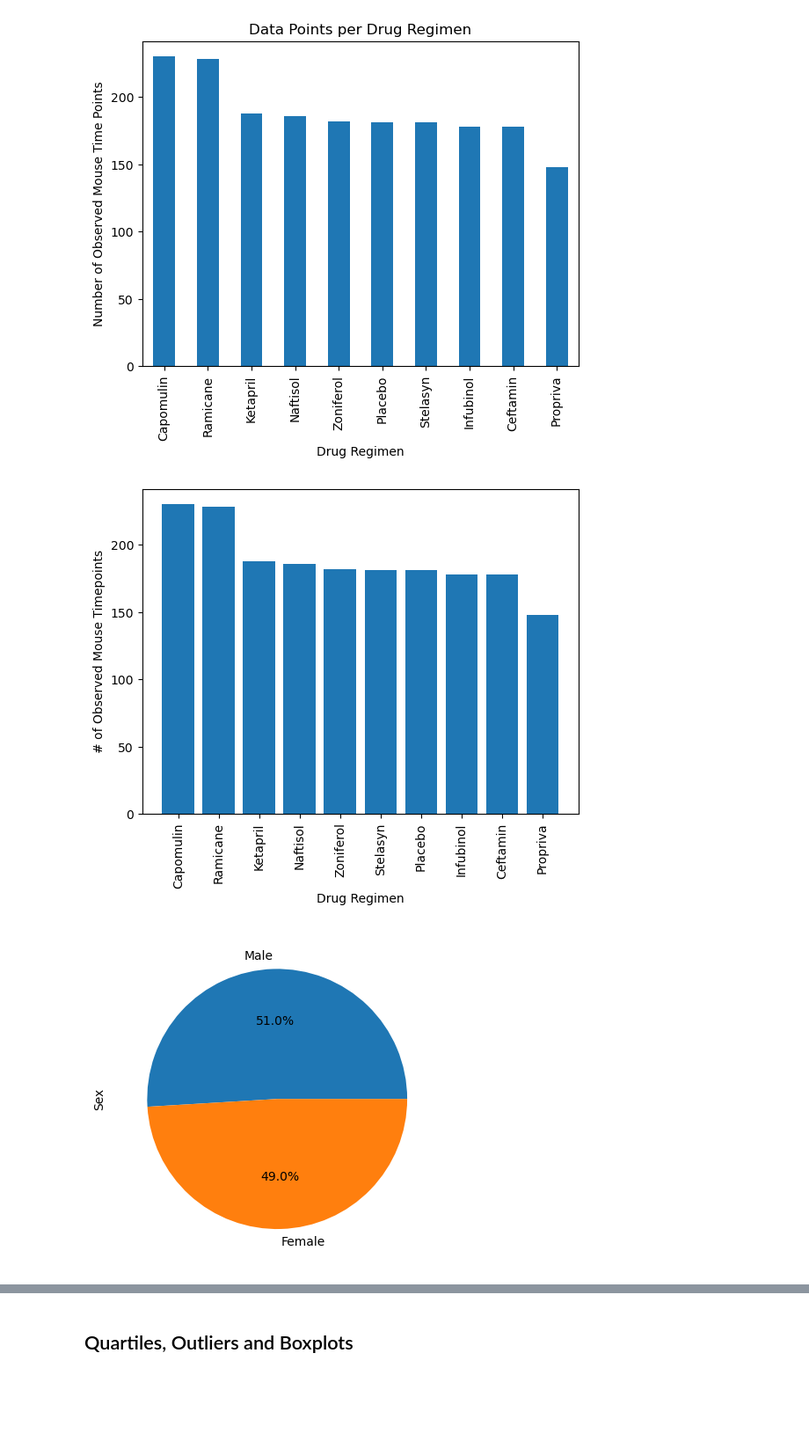
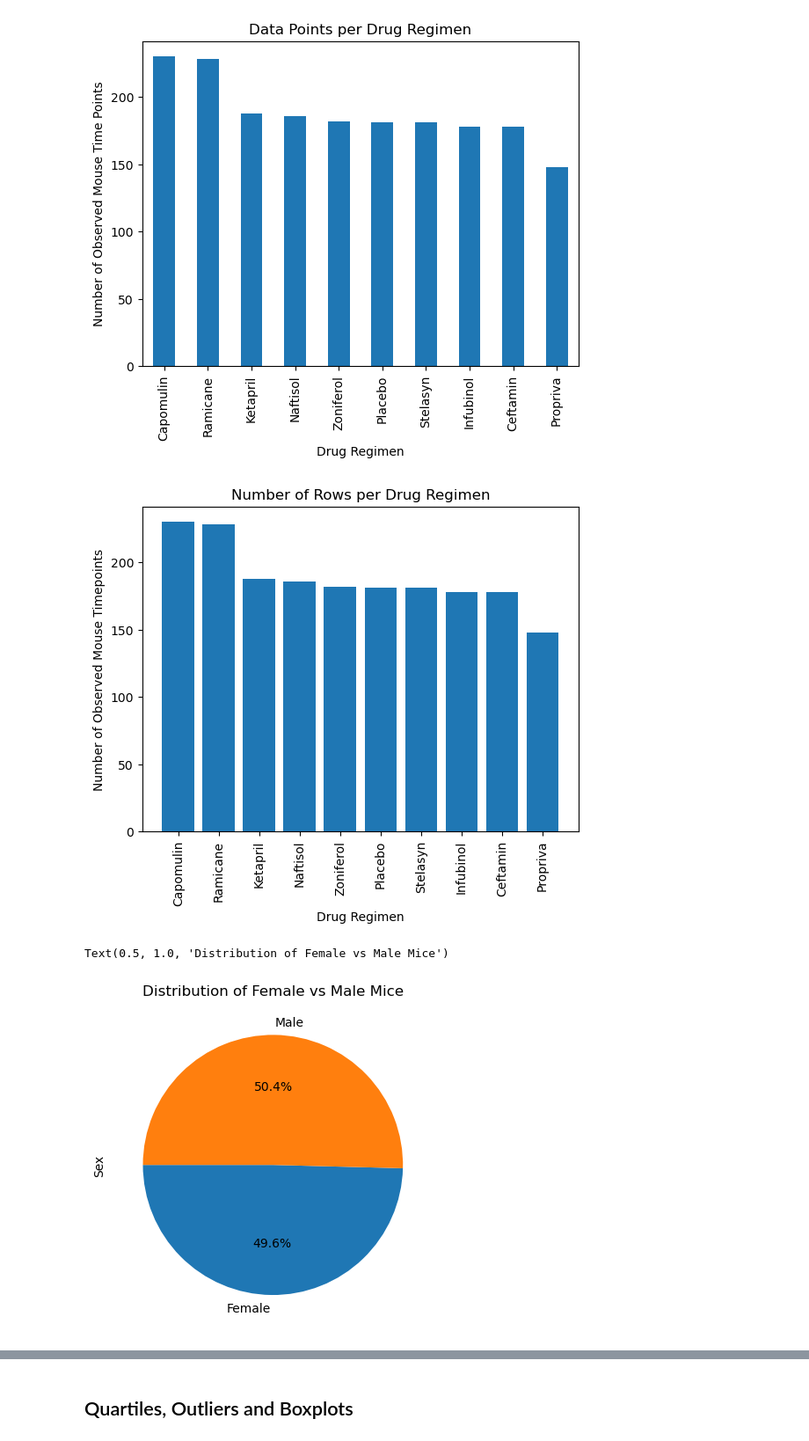
Before and after one commit to Hluu1/Matplotlib-Challenge, a Jupyter notebook: Pymaceuticals/pymaceuticals_starter.ipynb, the cells around one changed output, grey strips where cells are left out. Shown: that part at 88% size. Saved outputs shown, nothing was run; the diff lists cells and outputs as text; code cells hidden in the pictures; blank space fills up the shorter version.

Commit message:
finished Bar and Pie Graphs.

```diff
--- a/Pymaceuticals/pymaceuticals_starter.ipynb
+++ b/Pymaceuticals/pymaceuticals_starter.ipynb
@@ -205,11 +205,30 @@ plt.show()
 [figure]
 # %%
 # Generate a bar plot showing the total number of rows (Mouse ID/Timepoints) for each drug regimen using pyplot.
+
+rows_per_regimen = clean_df['Drug Regimen'].value_counts()
+
+plt.bar(rows_per_regimen.index, rows_per_regimen.values)
+plt.xticks(rotation=90)
+
+plt.title('Number of Rows per Drug Regimen')
+plt.xlabel('Drug Regimen')
+plt.ylabel('Number of Observed Mouse Timepoints')
+
+plt.show()
 # %% [output]
-[figure, old version]
+[figure, new version]
 # %%
 # Generate a pie plot showing the distribution of female versus male mice using Pandas
+
+gender_count = clean_df.groupby('Sex')['Mouse ID'].nunique()
+
+gender_count.plot.pie(autopct='%1.1f%%', startangle=180)
+
+plt.ylabel('Sex')
+plt.title('Distribution of Female vs Male Mice')
 # %% [output]
+Text(0.5, 1.0, 'Distribution of Female vs Male Mice')
-[figure, old version]
+[figure, new version]
 # %%
 # Generate a pie plot showing the distribution of female versus male mice using pyplot
```
Also changed, not shown: parts of 2 cells of this notebook.
